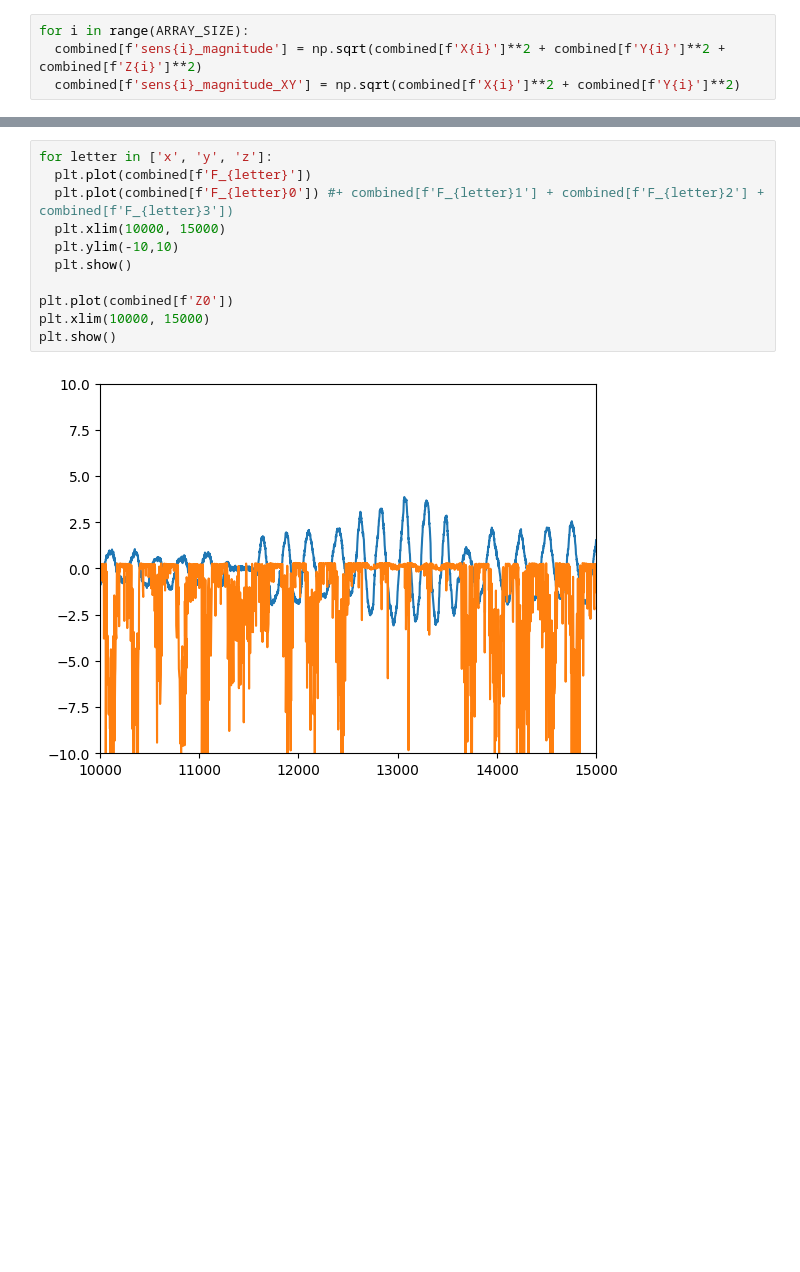
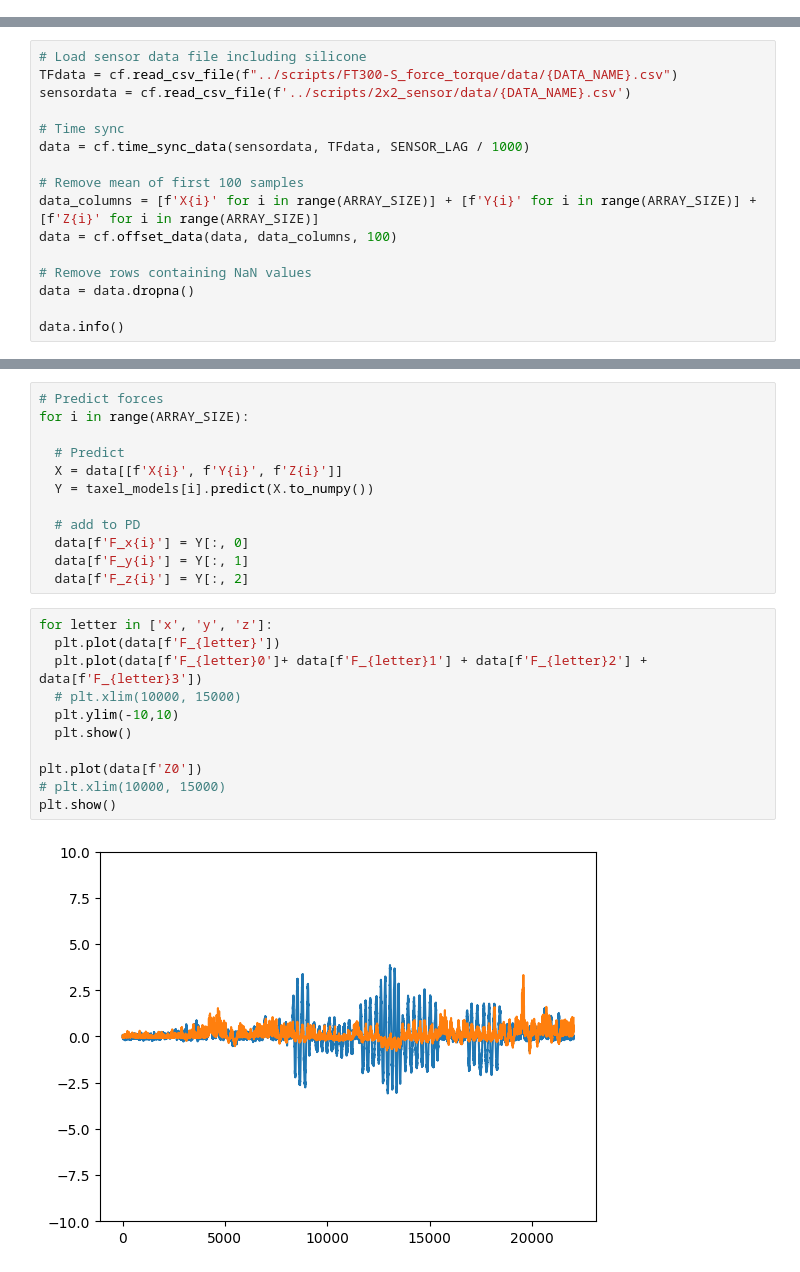
Before and after one commit to LowiekVDS/High-Resolution-Three-axis-Force-Sensing-for-Robotic-Fingertips, a Jupyter notebook: notebooks/state_predictor.ipynb, the cells around one changed output, grey strips where cells are left out. Drawn from its saved outputs; the diff is of its cells as text; blank space fills up the shorter version.

```diff
--- a/notebooks/state_predictor.ipynb
+++ b/notebooks/state_predictor.ipynb
@@ -95,4 +26,0 @@ for i in range(ARRAY_SIZE):
-# %%
-for i in range(ARRAY_SIZE):
-  combined[f'sens{i}_magnitude'] = np.sqrt(combined[f'X{i}']**2 + combined[f'Y{i}']**2 + combined[f'Z{i}']**2)
-  combined[f'sens{i}_magnitude_XY'] = np.sqrt(combined[f'X{i}']**2 + combined[f'Y{i}']**2)
@@ -111,0 +27,16 @@ for i in range(ARRAY_SIZE):
+# %%
+# Load sensor data file including silicone
+TFdata = cf.read_csv_file(f"../scripts/FT300-S_force_torque/data/{DATA_NAME}.csv")
+sensordata = cf.read_csv_file(f'../scripts/2x2_sensor/data/{DATA_NAME}.csv')
+
+# Time sync
+data = cf.time_sync_data(sensordata, TFdata, SENSOR_LAG / 1000)
+
+# Remove mean of first 100 samples
+data_columns = [f'X{i}' for i in range(ARRAY_SIZE)] + [f'Y{i}' for i in range(ARRAY_SIZE)] + [f'Z{i}' for i in range(ARRAY_SIZE)]
+data = cf.offset_data(data, data_columns, 100)
+
+# Remove rows containing NaN values
+data = data.dropna()
+
+data.info()
@@ -112,13 +61,25 @@ for i in range(ARRAY_SIZE):
+# %%
+# Predict forces
+for i in range(ARRAY_SIZE):
+
+  # Predict
+  X = data[[f'X{i}', f'Y{i}', f'Z{i}']]
+  Y = taxel_models[i].predict(X.to_numpy())
+
+  # add to PD
+  data[f'F_x{i}'] = Y[:, 0]
+  data[f'F_y{i}'] = Y[:, 1]
+  data[f'F_z{i}'] = Y[:, 2]
 # %%
 for letter in ['x', 'y', 'z']:
-  plt.plot(combined[f'F_{letter}'])
-  plt.plot(combined[f'F_{letter}0']) #+ combined[f'F_{letter}1'] + combined[f'F_{letter}2'] + combined[f'F_{letter}3'])
-  plt.xlim(10000, 15000)
+  plt.plot(data[f'F_{letter}'])
+  plt.plot(data[f'F_{letter}0']+ data[f'F_{letter}1'] + data[f'F_{letter}2'] + data[f'F_{letter}3'])
+  # plt.xlim(10000, 15000)
   plt.ylim(-10,10)
   plt.show()
 
-plt.plot(combined[f'Z0'])
-plt.xlim(10000, 15000)
+plt.plot(data[f'Z0'])
+# plt.xlim(10000, 15000)
 plt.show()
 # %% [output]
-[figure, old version]
+[figure, new version]
```
Also changed, not shown: parts of 9 cells of this notebook, 43 other files.
